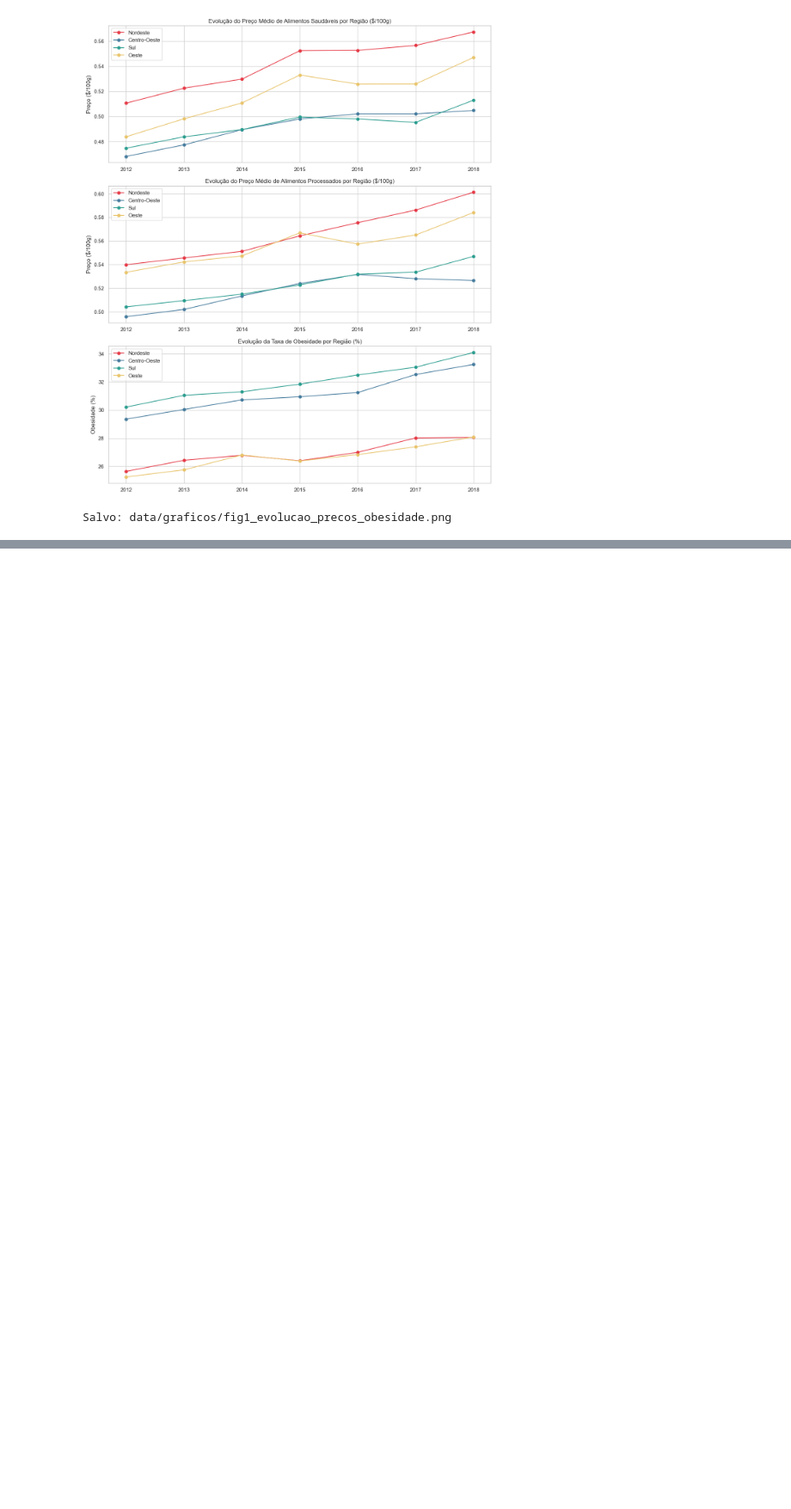
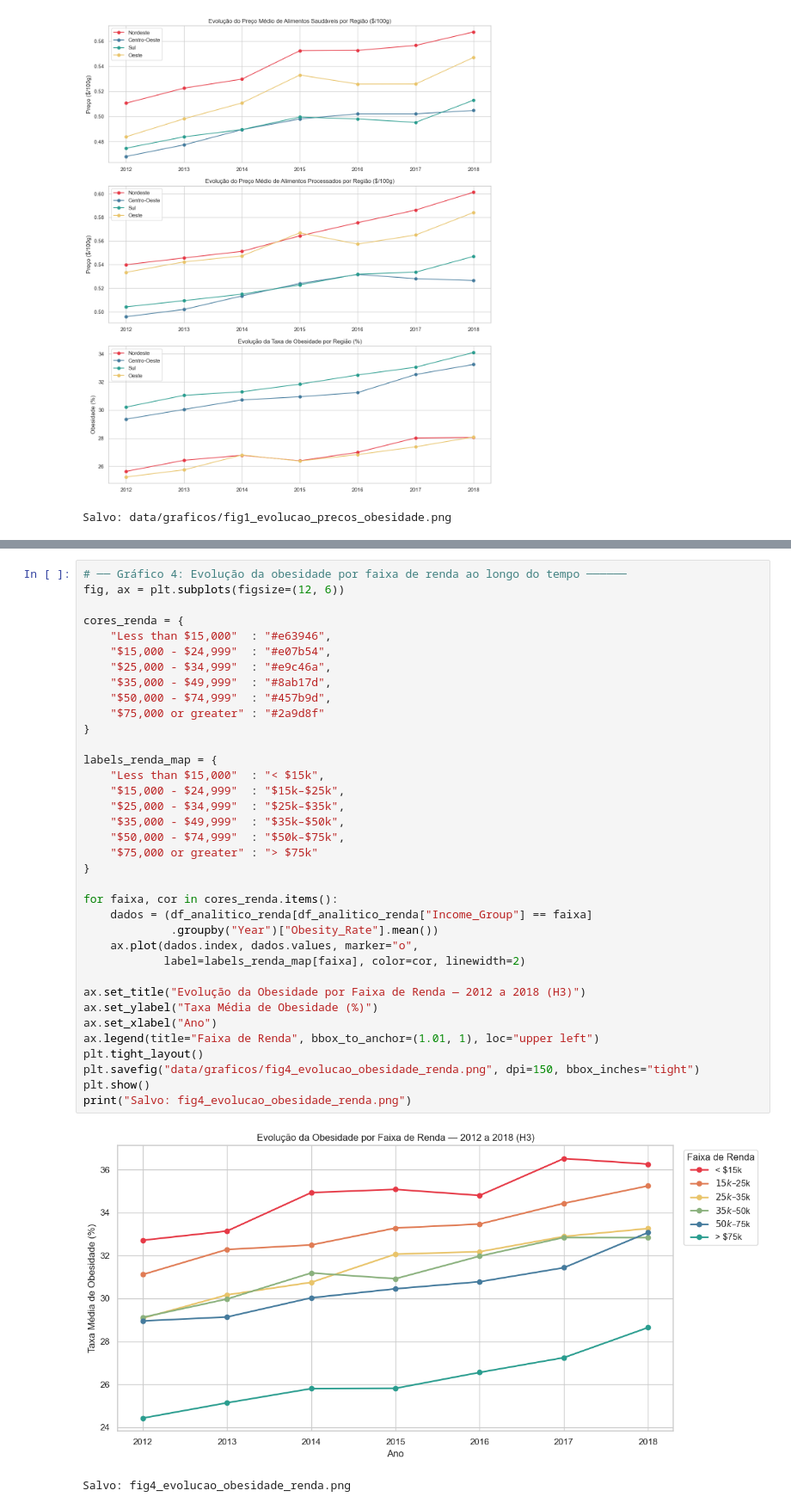
Before and after one commit to KaikyLima/teste-food-price-obesity-analysis, a Jupyter notebook: note.ipynb, the cells around one changed output, grey strips where cells are left out. Shown at 86% size. Saved outputs shown, nothing was run; the diff lists cells and outputs as text; blank space fills up the shorter version.

```diff
--- a/note.ipynb
+++ b/note.ipynb
@@ -695,0 +767,39 @@ Salvo: data/graficos/fig1_evolucao_precos_obesidade.png
+# %%
+# ── Gráfico 4: Evolução da obesidade por faixa de renda ao longo do tempo ──────
+fig, ax = plt.subplots(figsize=(12, 6))
+
+cores_renda = {
+    "Less than $15,000"  : "#e63946",
+    "$15,000 - $24,999"  : "#e07b54",
+    "$25,000 - $34,999"  : "#e9c46a",
+    "$35,000 - $49,999"  : "#8ab17d",
+    "$50,000 - $74,999"  : "#457b9d",
+    "$75,000 or greater" : "#2a9d8f"
+}
+
+labels_renda_map = {
+    "Less than $15,000"  : "< $15k",
+    "$15,000 - $24,999"  : "$15k–$25k",
+    "$25,000 - $34,999"  : "$25k–$35k",
+    "$35,000 - $49,999"  : "$35k–$50k",
+    "$50,000 - $74,999"  : "$50k–$75k",
+    "$75,000 or greater" : "> $75k"
+}
+
+for faixa, cor in cores_renda.items():
+    dados = (df_analitico_renda[df_analitico_renda["Income_Group"] == faixa]
+             .groupby("Year")["Obesity_Rate"].mean())
+    ax.plot(dados.index, dados.values, marker="o",
+            label=labels_renda_map[faixa], color=cor, linewidth=2)
+
+ax.set_title("Evolução da Obesidade por Faixa de Renda — 2012 a 2018 (H3)")
+ax.set_ylabel("Taxa Média de Obesidade (%)")
+ax.set_xlabel("Ano")
+ax.legend(title="Faixa de Renda", bbox_to_anchor=(1.01, 1), loc="upper left")
+plt.tight_layout()
+plt.savefig("data/graficos/fig4_evolucao_obesidade_renda.png", dpi=150, bbox_inches="tight")
+plt.show()
+print("Salvo: fig4_evolucao_obesidade_renda.png")
+# %% [output]
+[figure, added]
+Salvo: fig4_evolucao_obesidade_renda.png
```
Also changed, not shown: parts of 4 cells of this notebook.
